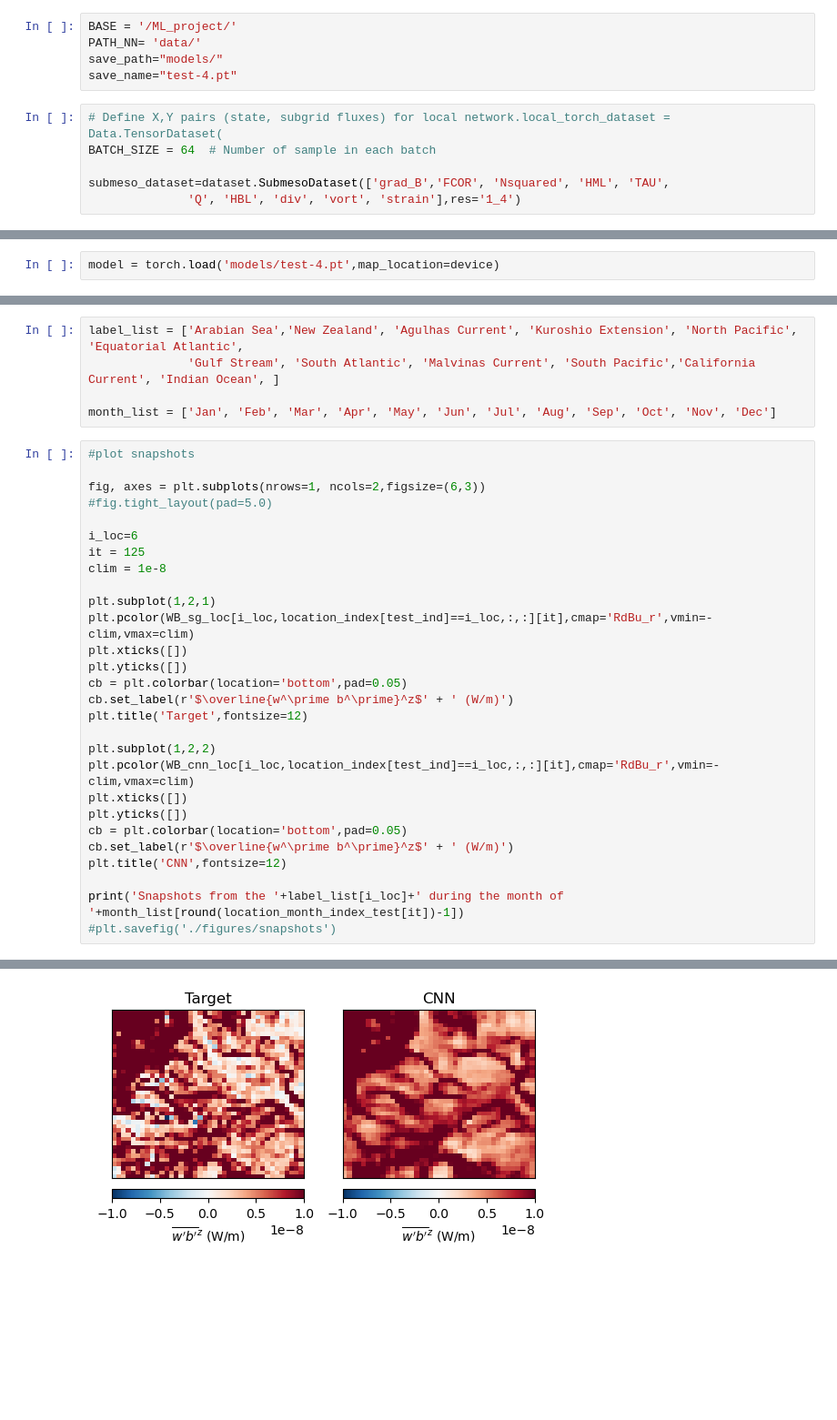
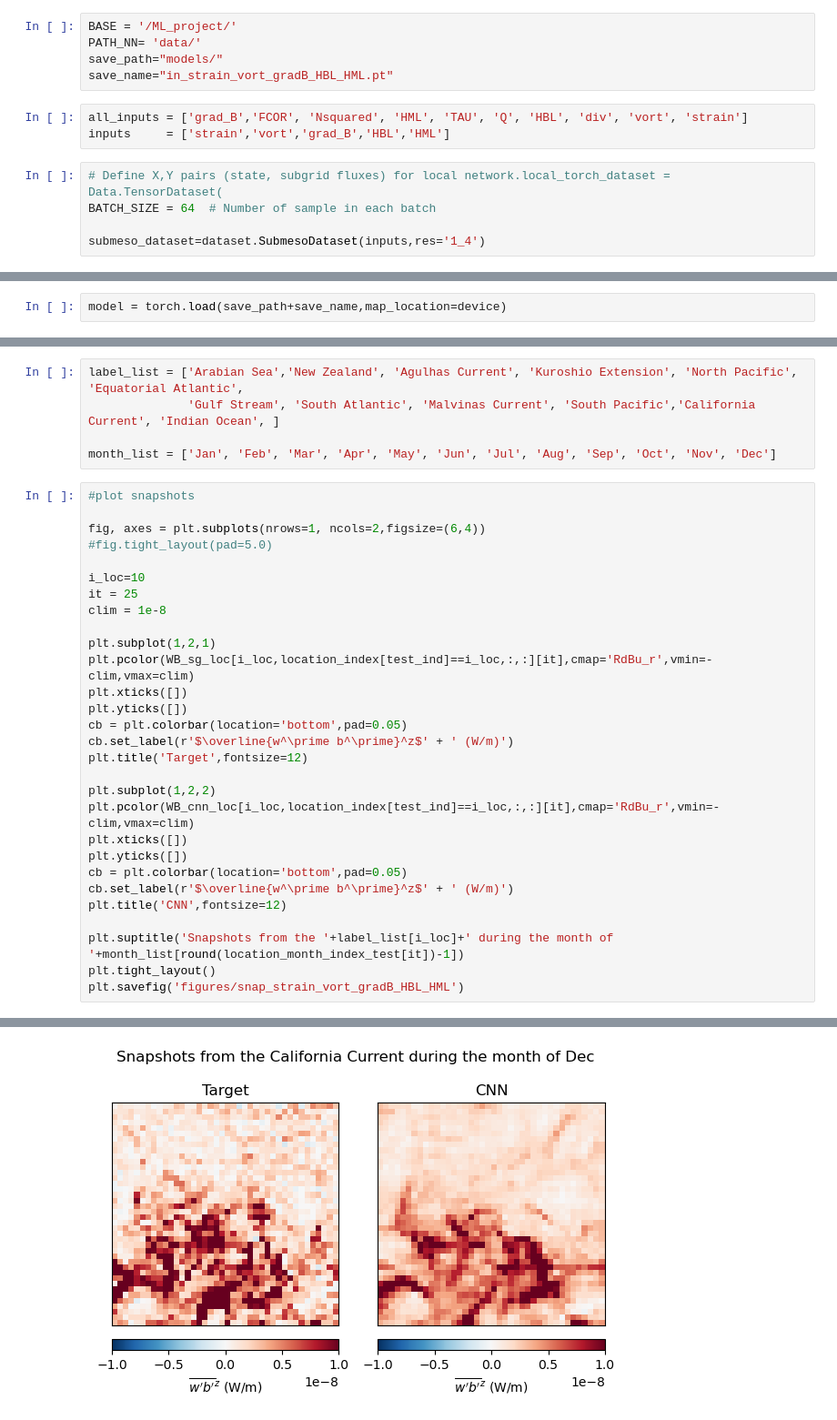
Before and after one commit to andrewfagerheim/ML_project, a Jupyter notebook: diagnostics.ipynb, the cells around one changed output, grey strips where cells are left out. Shown at 91% size. Drawn from its saved outputs; the diff is of its cells as text; blank space fills up the shorter version.

```diff
--- a/diagnostics.ipynb
+++ b/diagnostics.ipynb
@@ -24,13 +24,15 @@ from funcs import dataset
 BASE = '/ML_project/'
 PATH_NN= 'data/'
 save_path="models/"
-save_name="test-4.pt"
+save_name="in_strain_vort_gradB_HBL_HML.pt"
+# %%
+all_inputs = ['grad_B','FCOR', 'Nsquared', 'HML', 'TAU', 'Q', 'HBL', 'div', 'vort', 'strain']
+inputs     = ['strain','vort','grad_B','HBL','HML']
 # %%
 # Define X,Y pairs (state, subgrid fluxes) for local network.local_torch_dataset = Data.TensorDataset(
 BATCH_SIZE = 64  # Number of sample in each batch
 
-submeso_dataset=dataset.SubmesoDataset(['grad_B','FCOR', 'Nsquared', 'HML', 'TAU',
-              'Q', 'HBL', 'div', 'vort', 'strain'],res='1_4')
+submeso_dataset=dataset.SubmesoDataset(inputs,res='1_4')
 # %%
 train_loader=DataLoader(
     submeso_dataset,
@@ -51,2 +57,2 @@ device = torch.device('cpu')
 # %%
-model = torch.load('models/test-4.pt',map_location=device)
+model = torch.load(save_path+save_name,map_location=device)
@@ -124,11 +149,11 @@ month_list = ['Jan', 'Feb', 'Mar', 'Apr', 'May', 'Jun', 'Jul', 'Aug', 'Sep', 'Oc
 # %%
 #plot snapshots
 
-fig, axes = plt.subplots(nrows=1, ncols=2,figsize=(6,3))
+fig, axes = plt.subplots(nrows=1, ncols=2,figsize=(6,4))
 #fig.tight_layout(pad=5.0)
 
-i_loc=6
-it = 125
+i_loc=10
+it = 25
 clim = 1e-8
 
 plt.subplot(1,2,1)
@@ -147,6 +172,7 @@ cb = plt.colorbar(location='bottom',pad=0.05)
 cb.set_label(r'$\overline{w^\prime b^\prime}^z$' + ' (W/m)')
 plt.title('CNN',fontsize=12)
 
-print('Snapshots from the '+label_list[i_loc]+' during the month of '+month_list[round(location_month_index_test[it])-1])
-#plt.savefig('./figures/snapshots')
+plt.suptitle('Snapshots from the '+label_list[i_loc]+' during the month of '+month_list[round(location_month_index_test[it])-1])
+plt.tight_layout()
+plt.savefig('figures/snap_strain_vort_gradB_HBL_HML')
 # %% [output]
@@ -154 +179 @@ Snapshots from the Gulf Stream during the month of Mar
-[figure, old version]
+[figure, new version]
```
Also changed, not shown: parts of 11 cells of this notebook.
